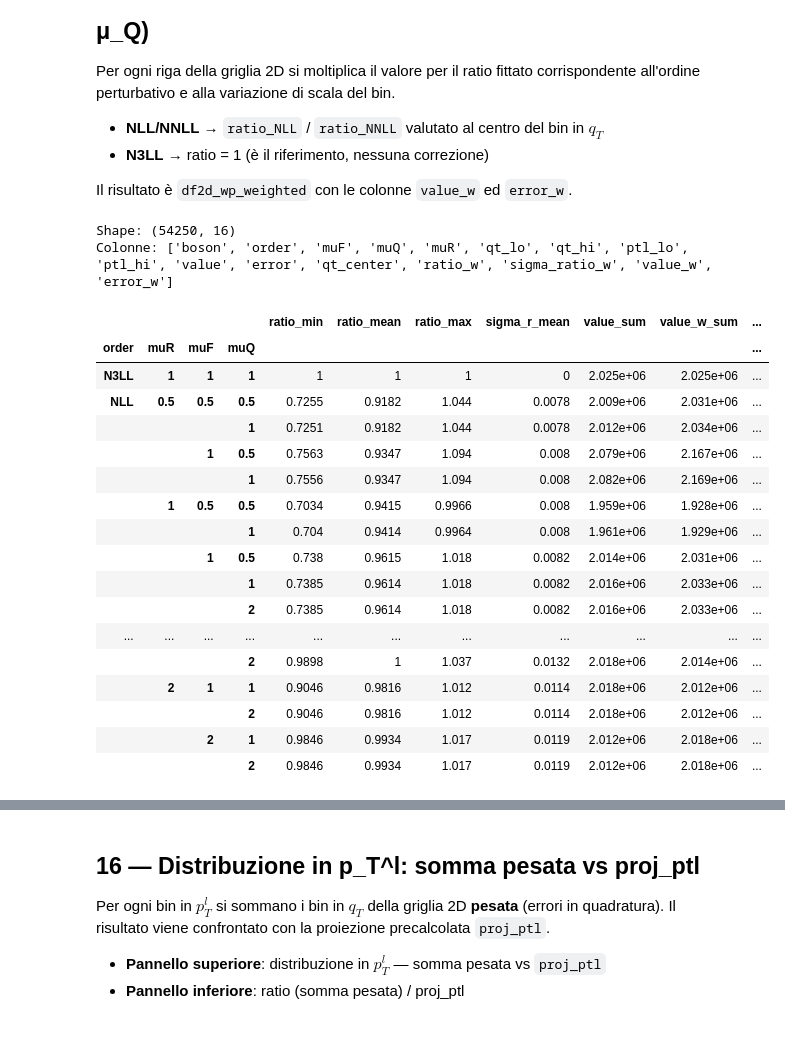
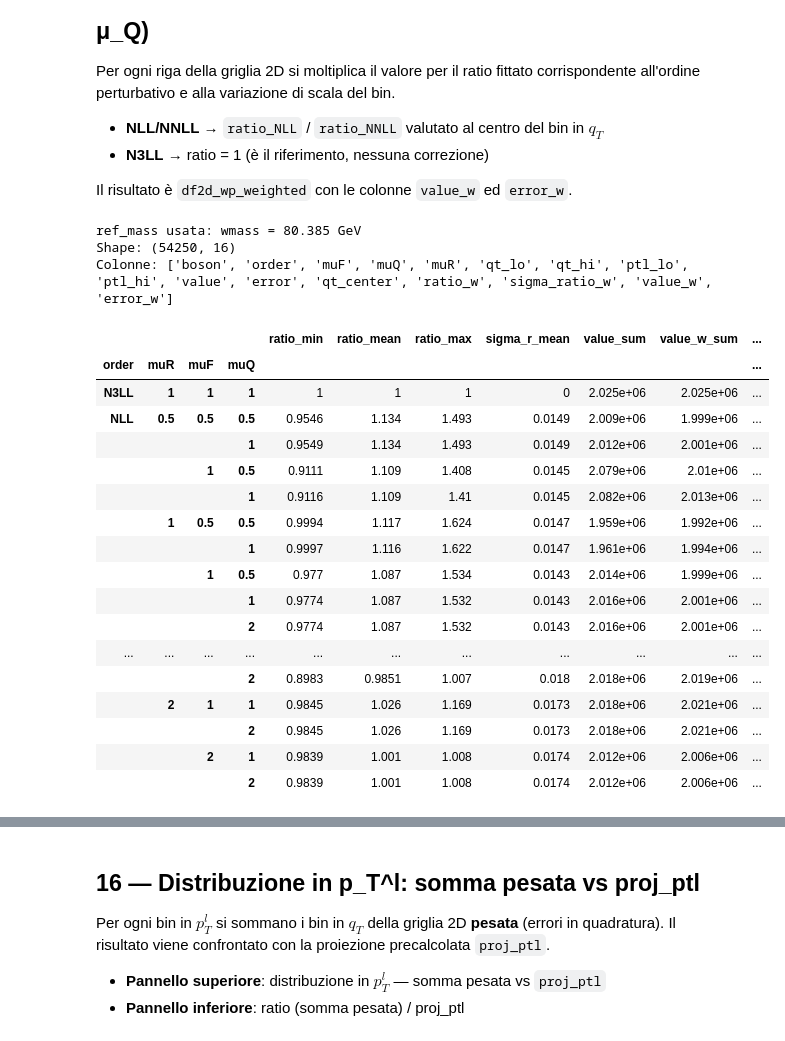
Before and after one commit to acmbulla/DYTurbo-results, a Jupyter notebook: analisi_dyturbo.ipynb, the cells around one changed output, grey strips where cells are left out. Drawn from its saved outputs; the diff is of its cells as text; code cells hidden in the pictures.

```diff
--- a/analisi_dyturbo.ipynb
+++ b/analisi_dyturbo.ipynb
@@ -869,12 +859,10 @@ corrispondente all'ordine perturbativo e alla variazione di scala del bin.
 
 Il risultato è `df2d_wp_weighted` con le colonne `value_w` ed `error_w`.
 # %%
-def _poly_ratio_and_err(order, mur, muf, muq, qt_c):
-    """Restituisce (ratio, sigma_ratio) dal fit polinomiale per ogni valore in qt_c.
-
-    sigma_ratio è l'incertezza 1σ propagata dalla matrice di covarianza del fit:
-        Var[p(x)] = J(x) · pcov · J(x)^T   con  J_k(x) = x^(n-k)
-    """
+def _poly_ratio_and_err(order, mur, muf, muq, qt_c, ref_mass):
+    # Valuta il fit polinomiale (addestrato su q_T/m_Z) nel punto q_T/ref_mass.
+    # Per W+/W- passare ref_mass=wmass; per Z passare ref_mass=zmass.
+    # Var[p(x)] = J(x) . pcov . J(x)^T  con  J_k(x) = x^(n-k)
     key = (order, float(mur), float(muf), float(muq))
     entry = _fit_store.get(key)
     if entry is None or entry['poly'] is None:
@@ -882,23 +870,23 @@ def _poly_ratio_and_err(order, mur, muf, muq, qt_c):
         return ones, np.zeros(len(qt_c))
 
     popt, pcov, _ = entry['poly']
-    n  = len(popt) - 1                                    # grado polinomio
-    qt_c = np.asarray(qt_c, dtype=float)
-    J    = np.column_stack([qt_c ** (n - k) for k in range(n + 1)])  # (N, n+1)
-    ratio     = np.polyval(popt, qt_c)
-    sigma_rat = np.sqrt(np.einsum('ij,jk,ik->i', J, pcov, J))        # (N,)
+    n   = len(popt) - 1
+    x_c = np.asarray(qt_c, dtype=float) / ref_mass   # q_T → q_T/ref_mass
+    J   = np.column_stack([x_c ** (n - k) for k in range(n + 1)])
+    ratio     = np.polyval(popt, x_c)
+    sigma_rat = np.sqrt(np.einsum('ij,jk,ik->i', J, pcov, J))
     return ratio, sigma_rat
 
 
-def apply_ratio_weights(df2d):
-    """Moltiplica ogni bin della griglia 2D per il ratio polinomiale(qT, μ).
+def apply_ratio_weights(df2d, ref_mass=None):
+    # Moltiplica ogni bin della griglia 2D per il ratio N3LL/variation.
+    # ref_mass: massa del bosone usata per ridimensionare q_T nell'argomento
+    #           del fit (default wmass per W+/W-, zmass per Z).
+    # Propagazione completa: error_w^2 = (ratio*error)^2 + (value*sigma_ratio)^2
+    # N3LL: ratio = 1, sigma_ratio = 0.
+    if ref_mass is None:
+        ref_mass = wmass
 
-    Propagazione completa dell'errore:
-        error_w² = (ratio · error)² + (value · σ_ratio)²
-
-    Aggiunge le colonne: ratio_w, sigma_ratio_w, value_w, error_w.
-    N3LL → ratio = 1, σ_ratio = 0 (nessuna correzione).
-    """
     out = df2d.copy()
     if 'qt_center' not in out.columns:
         out['qt_center'] = (out['qt_lo'] + out['qt_hi']) / 2.0
@@ -915,62 +903,63 @@ def apply_ratio_weights(df2d):
             continue
 
         qt_c = out.loc[grp_idx, 'qt_center'].values
-        ratio, sigma_rat = _poly_ratio_and_err(order, mur, muf, muq, qt_c)
+        ratio, sigma_rat = _poly_ratio_and_err(order, mur, muf, muq, qt_c, ref_mass)
 
         out.loc[grp_idx, 'ratio_w']       = ratio
         out.loc[grp_idx, 'sigma_ratio_w'] = sigma_rat
 
-    # propagazione errore: σ(v·r)² = (r·σ_v)² + (v·σ_r)²
     r  = out['ratio_w'].values
     sr = out['sigma_ratio_w'].values
     v  = out['value'].values
     sv = out['error'].values
 
     out['value_w'] = v * r
     out['error_w'] = np.sqrt((r * sv) ** 2 + (v * sr) ** 2)
     return out
 
 
-df2d_wp_weighted = apply_ratio_weights(df2d_wp)
+# griglia W+ pesata: fit valutato in q_T/m_W
+df2d_wp_weighted = apply_ratio_weights(df2d_wp, ref_mass=wmass)
 
-# ── riepilogo ─────────────────────────────────────────────────────────────────
+print(f'ref_mass usata: wmass = {wmass} GeV')
 print('Shape:', df2d_wp_weighted.shape)
 print('Colonne:', df2d_wp_weighted.columns.tolist())
 print()
 summary = (df2d_wp_weighted
            .groupby(['order', 'muR', 'muF', 'muQ'], observed=True)
            .agg(
                ratio_min    =('ratio_w',       'min'),
                ratio_mean   =('ratio_w',       'mean'),
                ratio_max    =('ratio_w',       'max'),
                sigma_r_mean =('sigma_ratio_w', 'mean'),
                value_sum    =('value',         'sum'),
                value_w_sum  =('value_w',       'sum'),
            )
            .assign(global_corr=lambda d: d['value_w_sum'] / d['value_sum'])
            .round(4))
 display(summary)
 # %% [output]
+ref_mass usata: wmass = 80.385 GeV
 Shape: (54250, 16)
 Colonne: ['boson', 'order', 'muF', 'muQ', 'muR', 'qt_lo', 'qt_hi', 'ptl_lo', 'ptl_hi', 'value', 'error', 'qt_center', 'ratio_w', 'sigma_ratio_w', 'value_w', 'error_w']
 |  |  |  |  | ratio_min | ratio_mean | ratio_max | sigma_r_mean | value_sum | value_w_sum | ... |
 | order | muR | muF | muQ |  |  |  |  |  |  | ... |
 | N3LL | 1 | 1 | 1 | 1 | 1 | 1 | 0 | 2.025e+06 | 2.025e+06 | ... |
-| NLL | 0.5 | 0.5 | 0.5 | 0.7255 | 0.9182 | 1.044 | 0.0078 | 2.009e+06 | 2.031e+06 | ... |
-|  |  |  | 1 | 0.7251 | 0.9182 | 1.044 | 0.0078 | 2.012e+06 | 2.034e+06 | ... |
-|  |  | 1 | 0.5 | 0.7563 | 0.9347 | 1.094 | 0.008 | 2.079e+06 | 2.167e+06 | ... |
-|  |  |  | 1 | 0.7556 | 0.9347 | 1.094 | 0.008 | 2.082e+06 | 2.169e+06 | ... |
-|  | 1 | 0.5 | 0.5 | 0.7034 | 0.9415 | 0.9966 | 0.008 | 1.959e+06 | 1.928e+06 | ... |
-|  |  |  | 1 | 0.704 | 0.9414 | 0.9964 | 0.008 | 1.961e+06 | 1.929e+06 | ... |
-|  |  | 1 | 0.5 | 0.738 | 0.9615 | 1.018 | 0.0082 | 2.014e+06 | 2.031e+06 | ... |
-|  |  |  | 1 | 0.7385 | 0.9614 | 1.018 | 0.0082 | 2.016e+06 | 2.033e+06 | ... |
-|  |  |  | 2 | 0.7385 | 0.9614 | 1.018 | 0.0082 | 2.016e+06 | 2.033e+06 | ... |
+| NLL | 0.5 | 0.5 | 0.5 | 0.9546 | 1.134 | 1.493 | 0.0149 | 2.009e+06 | 1.999e+06 | ... |
+|  |  |  | 1 | 0.9549 | 1.134 | 1.493 | 0.0149 | 2.012e+06 | 2.001e+06 | ... |
+|  |  | 1 | 0.5 | 0.9111 | 1.109 | 1.408 | 0.0145 | 2.079e+06 | 2.01e+06 | ... |
+|  |  |  | 1 | 0.9116 | 1.109 | 1.41 | 0.0145 | 2.082e+06 | 2.013e+06 | ... |
+|  | 1 | 0.5 | 0.5 | 0.9994 | 1.117 | 1.624 | 0.0147 | 1.959e+06 | 1.992e+06 | ... |
+|  |  |  | 1 | 0.9997 | 1.116 | 1.622 | 0.0147 | 1.961e+06 | 1.994e+06 | ... |
+|  |  | 1 | 0.5 | 0.977 | 1.087 | 1.534 | 0.0143 | 2.014e+06 | 1.999e+06 | ... |
+|  |  |  | 1 | 0.9774 | 1.087 | 1.532 | 0.0143 | 2.016e+06 | 2.001e+06 | ... |
+|  |  |  | 2 | 0.9774 | 1.087 | 1.532 | 0.0143 | 2.016e+06 | 2.001e+06 | ... |
 | ... | ... | ... | ... | ... | ... | ... | ... | ... | ... | ... |
-|  |  |  | 2 | 0.9898 | 1 | 1.037 | 0.0132 | 2.018e+06 | 2.014e+06 | ... |
-|  | 2 | 1 | 1 | 0.9046 | 0.9816 | 1.012 | 0.0114 | 2.018e+06 | 2.012e+06 | ... |
-|  |  |  | 2 | 0.9046 | 0.9816 | 1.012 | 0.0114 | 2.018e+06 | 2.012e+06 | ... |
-|  |  | 2 | 1 | 0.9846 | 0.9934 | 1.017 | 0.0119 | 2.012e+06 | 2.018e+06 | ... |
-|  |  |  | 2 | 0.9846 | 0.9934 | 1.017 | 0.0119 | 2.012e+06 | 2.018e+06 | ... |
+|  |  |  | 2 | 0.8983 | 0.9851 | 1.007 | 0.018 | 2.018e+06 | 2.019e+06 | ... |
+|  | 2 | 1 | 1 | 0.9845 | 1.026 | 1.169 | 0.0173 | 2.018e+06 | 2.021e+06 | ... |
+|  |  |  | 2 | 0.9845 | 1.026 | 1.169 | 0.0173 | 2.018e+06 | 2.021e+06 | ... |
+|  |  | 2 | 1 | 0.9839 | 1.001 | 1.008 | 0.0174 | 2.012e+06 | 2.006e+06 | ... |
+|  |  |  | 2 | 0.9839 | 1.001 | 1.008 | 0.0174 | 2.012e+06 | 2.006e+06 | ... |
 # %%
 # ── confronto visivo: originale vs pesata (nominale, un ordine per volta) ─────
 for ORDER in ['NLL', 'NNLL']:
```
Also changed, not shown: parts of 5 cells of this notebook.
